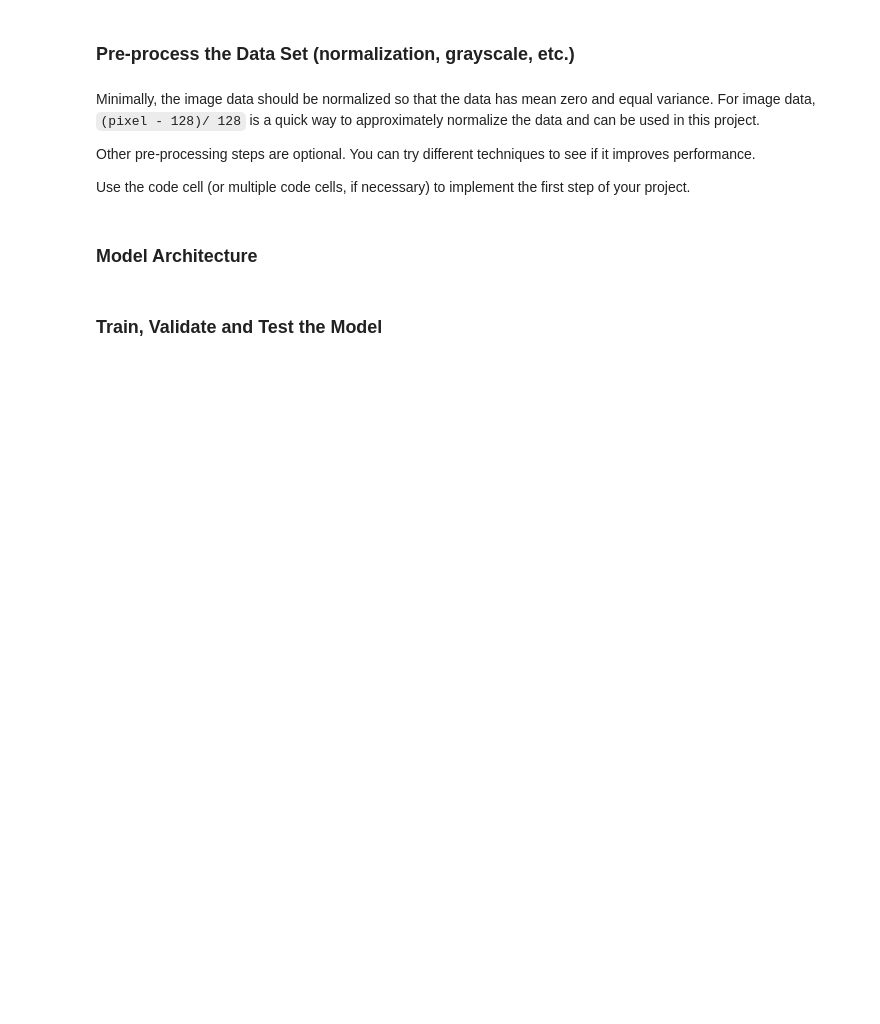
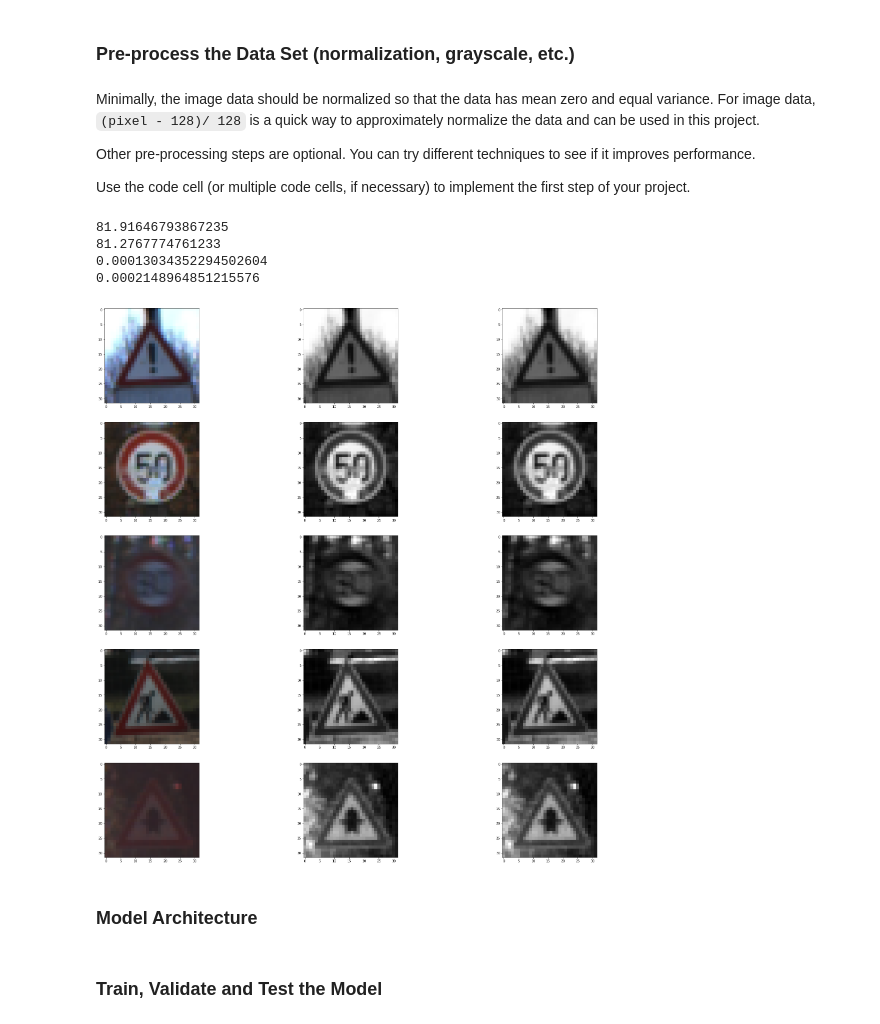
Before and after one commit to maanadoona/CarND-Traffic-Sign-Classifier-Project, a Jupyter notebook: Traffic_Sign_Classifier.ipynb, the cells around one changed output. Drawn from its saved outputs; the diff is of its cells as text; code cells hidden in the pictures; blank space fills up the shorter version.

```diff
--- a/Traffic_Sign_Classifier.ipynb
+++ b/Traffic_Sign_Classifier.ipynb
@@ -128,6 +144,44 @@ Use the code cell (or multiple code cells, if necessary) to implement the first
 ### Preprocess the data here. It is required to normalize the data. Other preprocessing steps could include
 ### converting to grayscale, etc.
 ### Feel free to use as many code cells as needed.
+
+# grayscale
+X_train_gray = np.dot(X_train[..., :3], [0.299, 0.587, 0.114])
+X_test_gray = np.dot(X_test[..., :3], [0.299, 0.587, 0.114])
+
+# normalize
+X_train_normalized = np.divide(X_train_gray, np.linalg.norm(X_train_gray))
+X_test_normalized = np.divide(X_test_gray, np.linalg.norm(X_test_gray))
+# X_test_normalized = (X_test - 128)/128
+
+print(np.mean(X_train_gray))
+print(np.mean(X_test_gray))
+
+print(np.mean(X_train_normalized))
+print(np.mean(X_test_normalized))
+# %% [output]
+81.91646793867235
+81.2767774761233
+0.00013034352294502604
+0.0002148964851215576
+# %%
+# display
+display_list = [X_train, X_train_gray, X_train_normalized]
+display_cmap = [None, 'gray', 'gray']
+n_rows = 5
+n_cols = len(display_list)
+
+fig, axs = plt.subplots(n_rows, n_cols, figsize=(32, 32))
+axs = axs.ravel()
+
+for i in range(0, n_rows, 1): #row
+    index = i*n_cols
+    offset = random.randint(0, len(X_train))
+    for j in range(0, n_cols, 1): # col
+        image = display_list[j]
+        axs[index + j].imshow(image[index+ offset], cmap=display_cmap[j])
+# %% [output]
+[figure, added]
 # %% [markdown]
 ### Model Architecture
 # %%
```
Also changed, not shown: parts of 2 cells of this notebook.
